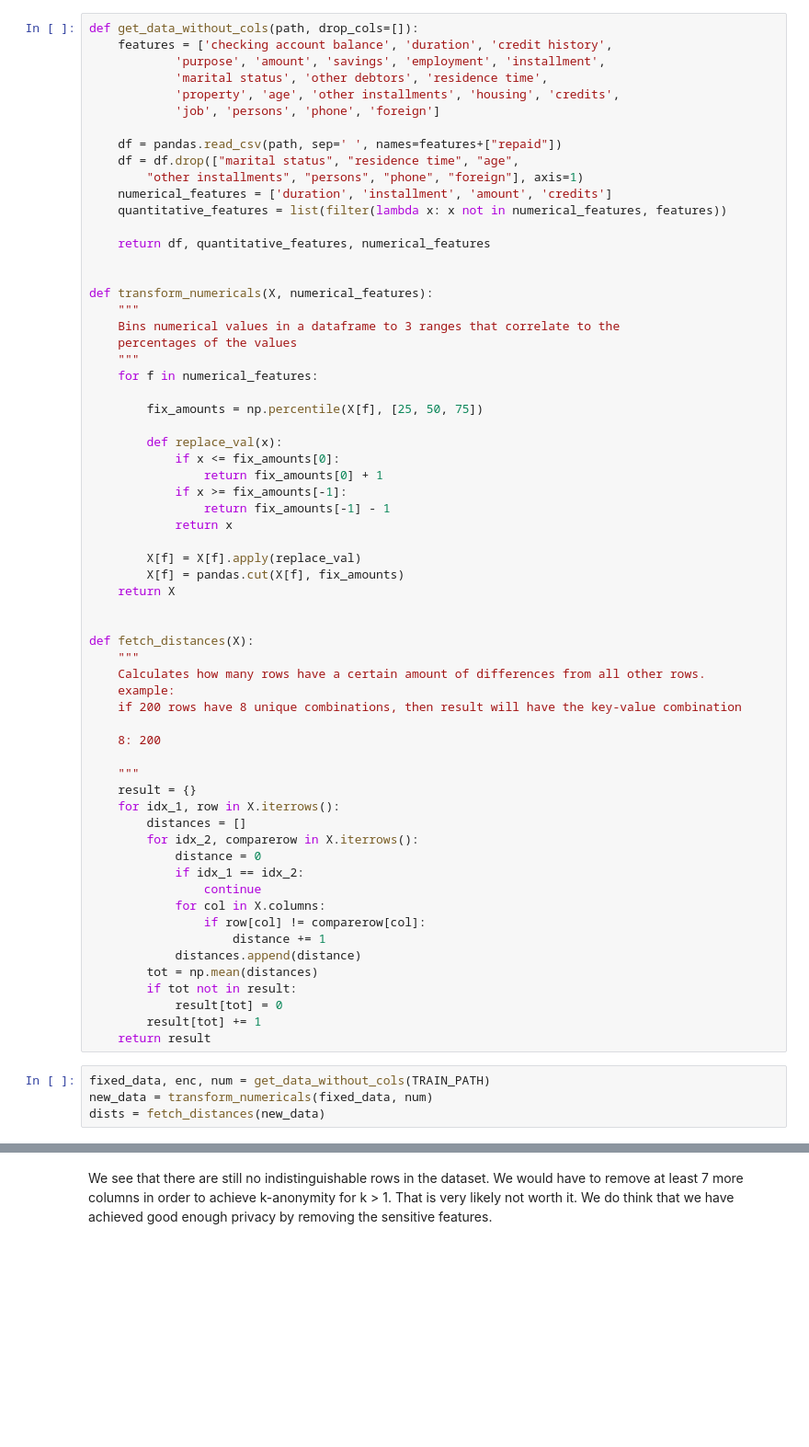
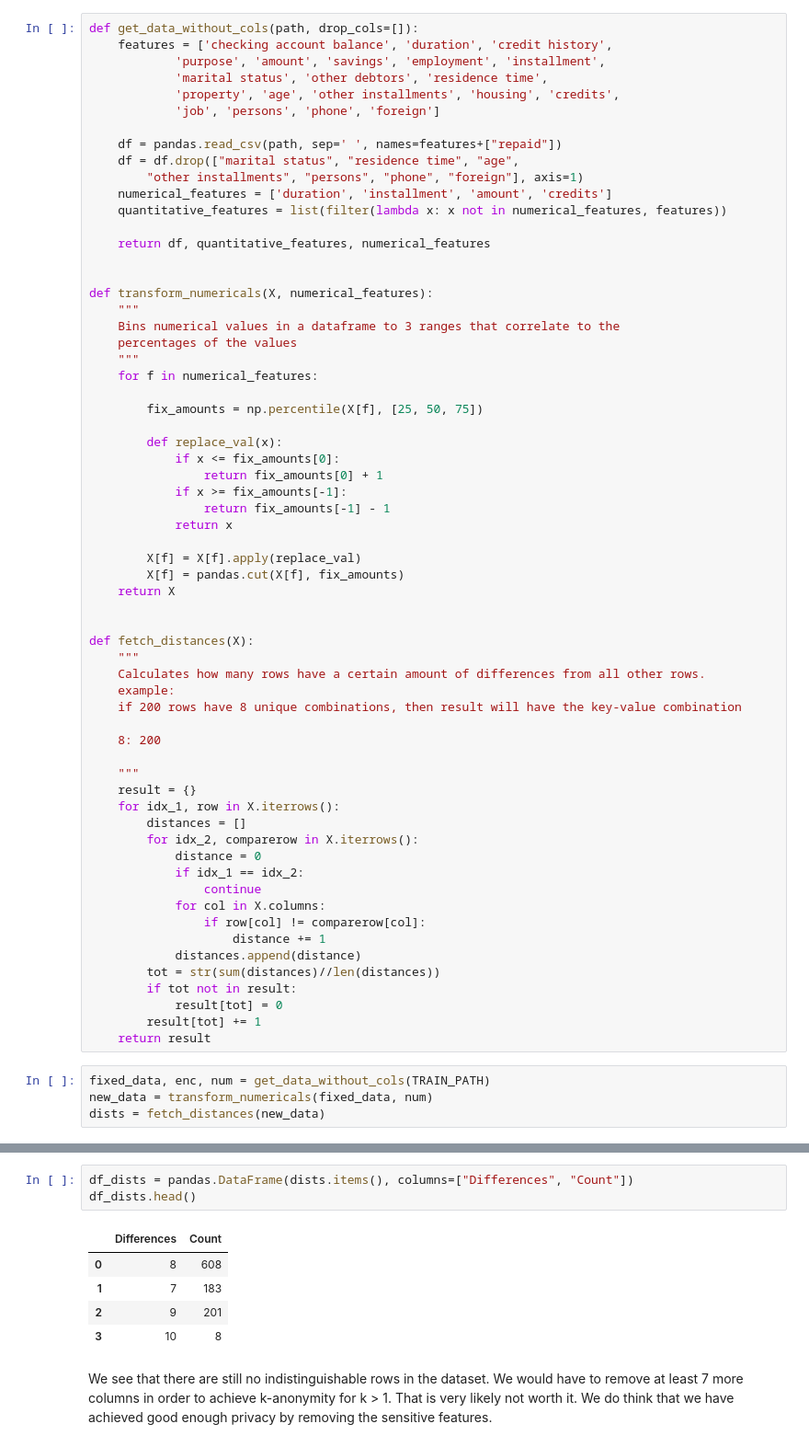
Before and after one commit to Adriyst/ml-society-science, a Jupyter notebook: report.ipynb, the cells around one changed output, grey strips where cells are left out. Shown: that part at 92% size. Cells and saved outputs as stored; diff of their text form; blank space fills up the shorter version.

```diff
--- a/report.ipynb
+++ b/report.ipynb
@@ -868,7 +944,7 @@ def fetch_distances(X):
                 if row[col] != comparerow[col]:
                     distance += 1
             distances.append(distance)
-        tot = np.mean(distances)
+        tot = str(sum(distances)//len(distances))
         if tot not in result:
             result[tot] = 0
         result[tot] += 1
@@ -900,3 +956,12 @@ dists
+# %%
+df_dists = pandas.DataFrame(dists.items(), columns=["Differences", "Count"])
+df_dists.head()
+# %% [output]
+|  | Differences | Count |
+| 0 | 8 | 608 |
+| 1 | 7 | 183 |
+| 2 | 9 | 201 |
+| 3 | 10 | 8 |
 # %% [markdown]
 We see that there are still no indistinguishable rows in the dataset. We would have to remove at least 7 more columns in order to achieve k-anonymity for k > 1. That is very likely not worth it. We do think that we have achieved good enough privacy by removing the sensitive features.
 # %% [markdown]
```
Also changed, not shown: parts of 68 cells of this notebook.
